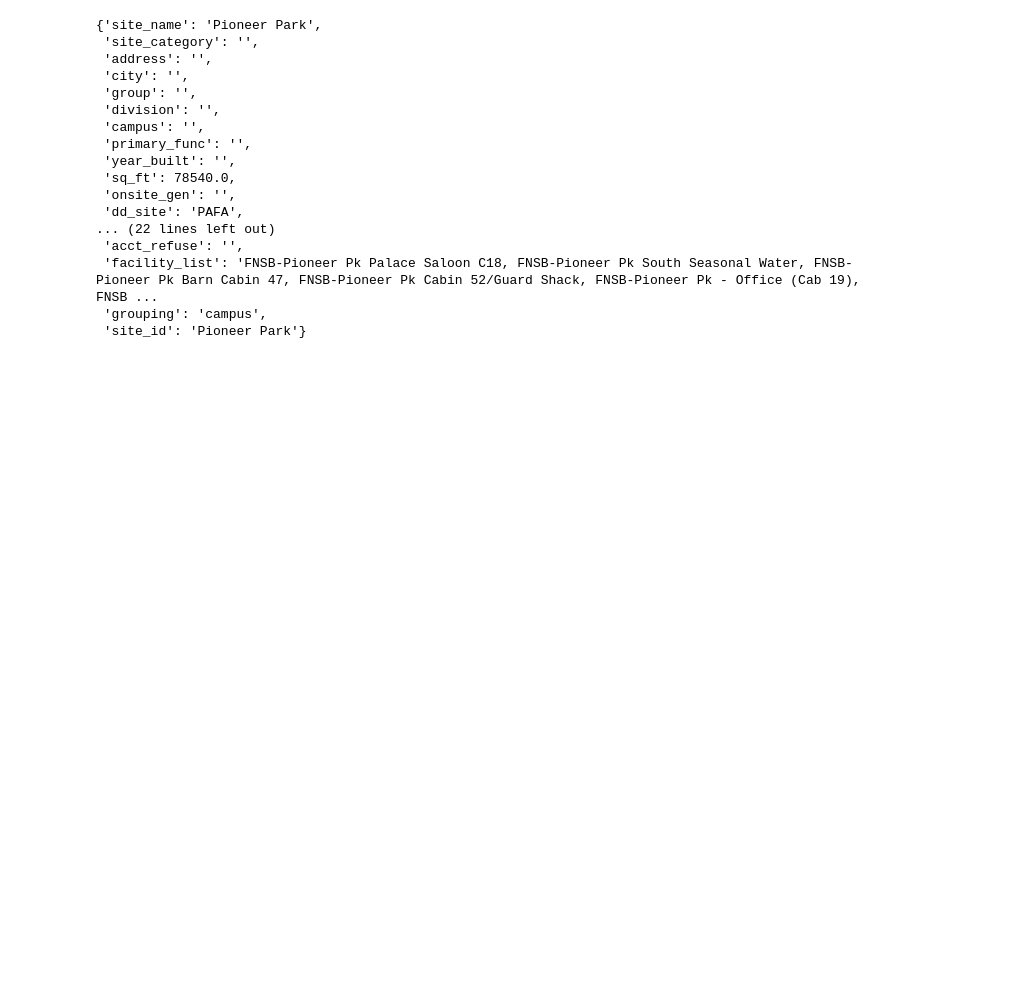
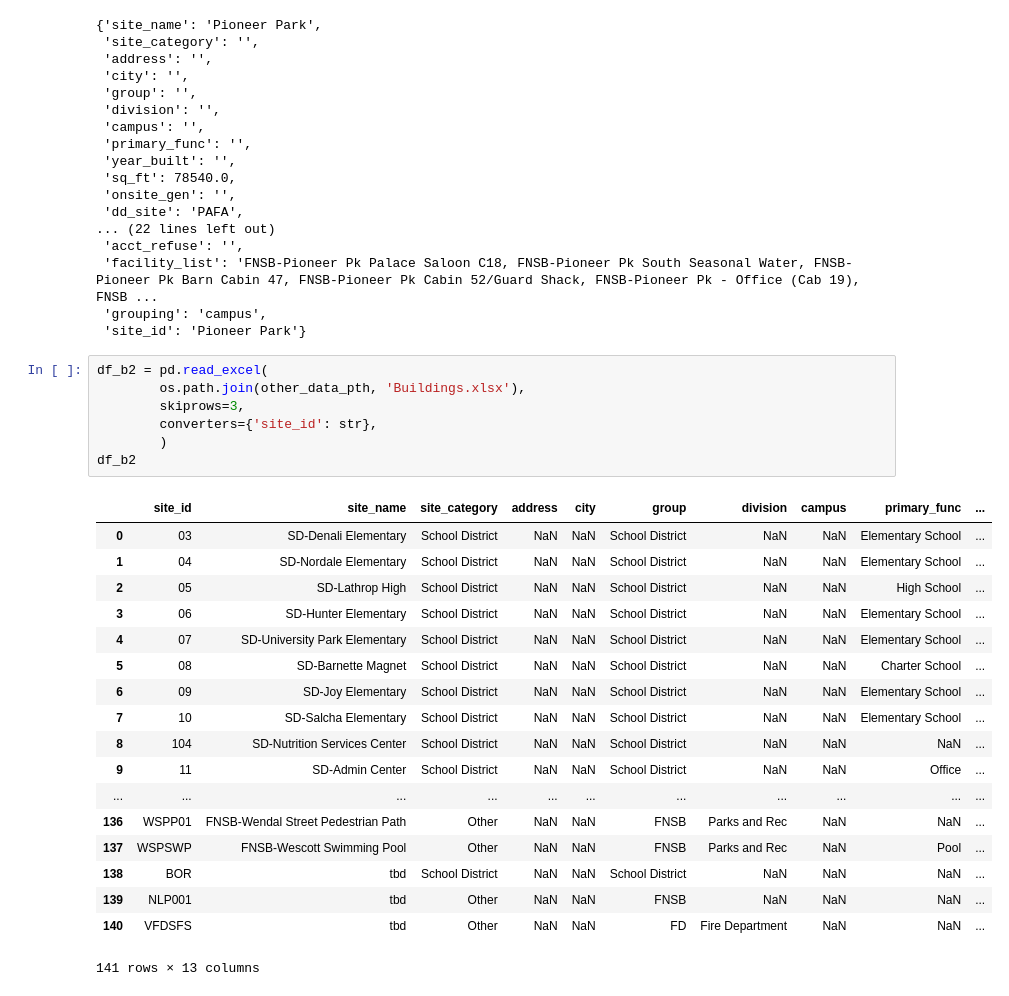
Before and after one commit to alanmitchell/fnsb-benchmark, a Jupyter notebook: testing/alan_upgrades.ipynb, the cells around one changed output. Drawn from its saved outputs; the diff is of its cells as text; blank space fills up the shorter version.

```diff
--- a/testing/alan_upgrades.ipynb
+++ b/testing/alan_upgrades.ipynb
@@ -652,3 +652,29 @@ self._bldg_info['Pioneer Park']
  'facility_list': 'FNSB-Pioneer Pk Palace Saloon C18, FNSB-Pioneer Pk South Seasonal Water, FNSB-Pioneer Pk Barn Cabin 47, FNSB-Pioneer Pk Cabin 52/Guard Shack, FNSB-Pioneer Pk - Office (Cab 19), FNSB ...
  'grouping': 'campus',
  'site_id': 'Pioneer Park'}
+# %%
+df_b2 = pd.read_excel(
+        os.path.join(other_data_pth, 'Buildings.xlsx'),
+        skiprows=3,
+        converters={'site_id': str},
+        )
+df_b2
+# %% [output]
+|  | site_id | site_name | site_category | address | city | group | division | campus | primary_func | ... |
+| 0 | 03 | SD-Denali Elementary | School District | NaN | NaN | School District | NaN | NaN | Elementary School | ... |
+| 1 | 04 | SD-Nordale Elementary | School District | NaN | NaN | School District | NaN | NaN | Elementary School | ... |
+| 2 | 05 | SD-Lathrop High | School District | NaN | NaN | School District | NaN | NaN | High School | ... |
+| 3 | 06 | SD-Hunter Elementary | School District | NaN | NaN | School District | NaN | NaN | Elementary School | ... |
+| 4 | 07 | SD-University Park Elementary | School District | NaN | NaN | School District | NaN | NaN | Elementary School | ... |
+| 5 | 08 | SD-Barnette Magnet | School District | NaN | NaN | School District | NaN | NaN | Charter School | ... |
+| 6 | 09 | SD-Joy Elementary | School District | NaN | NaN | School District | NaN | NaN | Elementary School | ... |
+| 7 | 10 | SD-Salcha Elementary | School District | NaN | NaN | School District | NaN | NaN | Elementary School | ... |
+| 8 | 104 | SD-Nutrition Services Center | School District | NaN | NaN | School District | NaN | NaN | NaN | ... |
+| 9 | 11 | SD-Admin Center | School District | NaN | NaN | School District | NaN | NaN | Office | ... |
+| ... | ... | ... | ... | ... | ... | ... | ... | ... | ... | ... |
+| 136 | WSPP01 | FNSB-Wendal Street Pedestrian Path | Other | NaN | NaN | FNSB | Parks and Rec | NaN | NaN | ... |
+| 137 | WSPSWP | FNSB-Wescott Swimming Pool | Other | NaN | NaN | FNSB | Parks and Rec | NaN | Pool | ... |
+| 138 | BOR | tbd | School District | NaN | NaN | School District | NaN | NaN | NaN | ... |
+| 139 | NLP001 | tbd | Other | NaN | NaN | FNSB | NaN | NaN | NaN | ... |
+| 140 | VFDSFS | tbd | Other | NaN | NaN | FD | Fire Department | NaN | NaN | ... |
+141 rows × 13 columns
```
Also changed, not shown: parts of 6 cells of this notebook.
